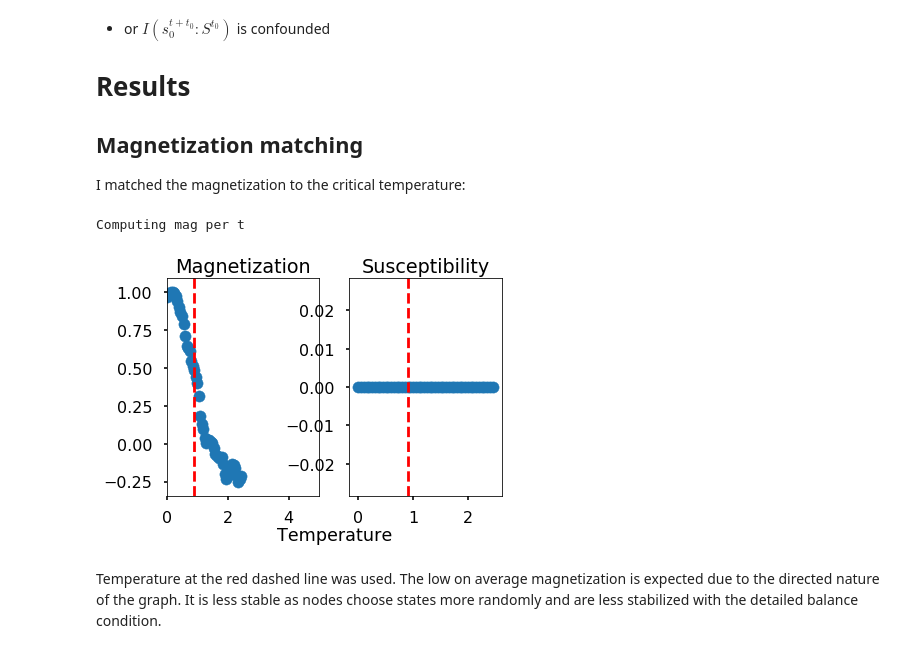
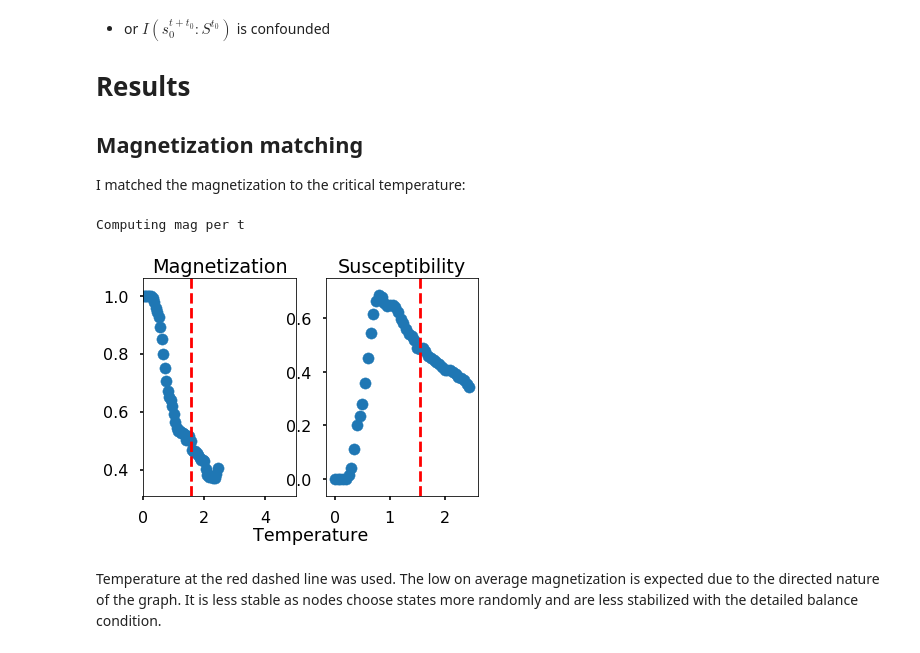
Before and after one commit to cvanelteren/information_impact, a Jupyter notebook: Notebooks/Advanced_example.ipynb, the cells around one changed output. Cells and saved outputs as stored; diff of their text form; code cells hidden in the pictures.

```diff
--- a/Notebooks/Advanced_example.ipynb
+++ b/Notebooks/Advanced_example.ipynb
@@ -65,8 +65,8 @@ from Models import potts
 temps        = np.linspace(0, np.sqrt(graph.number_of_nodes()), 50)
 nSamples     = 100 # int(1e2)
 
-# model = fastIsing.Ising(graph)
-model = potts.Potts(graph = graph)
+model = fastIsing.Ising(graph)
+# model = potts.Potts(graph = graph)
 # model.magSide    = '' # equal magnetization sampling
 model.updateType = 'async' # ultra smooth when single
 
@@ -77,34 +77,34 @@ mag, sus = model.matchMagnetization(temps, nSamples, burninSamples = 0)
 MAGRATIO = 0.5
 
 from scipy import ndimage
 sus = ndimage.gaussian_filter1d(sus, 1)
 mag = ndimage.gaussian_filter1d(mag, 1)
 sus[np.isfinite(sus) == 0] = 0 # remove nans
 # idx     = np.argsort(sus)[-5] # get 'max' idx ; second is used
 idx     = (abs(mag.max() * MAGRATIO - mag)).argmin()
 model.t = temps[idx]
 
 # show mag and sus as function of temperature
 fig, ax = plt.subplots(1, 2)
 ax[0].scatter(temps, mag, label = 'Magnetization')
 ax[1].scatter(temps, sus, label = 'Susceptebility')
 ax[0].axvline(temps[idx], color = 'red', linestyle = 'dashed')
 ax[1].axvline(temps[idx], color = 'red', linestyle = 'dashed')
 
 ax[1].set_title('Susceptibility')
 ax[0].set_title('Magnetization')
 mainax = fig.add_subplot(111, frameon = False, \
                          xticks = [],\
                          yticks = [], \
                         )
 
 mainax.set_xlabel('Temperature', labelpad = 30)
 
 ax[0].set_xlim(0, 5)
 fig.show()
 # %% [output]
 Computing mag per t
-[figure, old version]
+[figure, new version]
 # %% [markdown]
 Temperature at the red dashed line was used. The low on average magnetization is expected due to the directed nature of the graph. It is less stable as nodes choose states more randomly and are less stabilized with the detailed balance condition.
 # %% [markdown]
```
Also changed, not shown: parts of 5 cells of this notebook, 7 other files.
